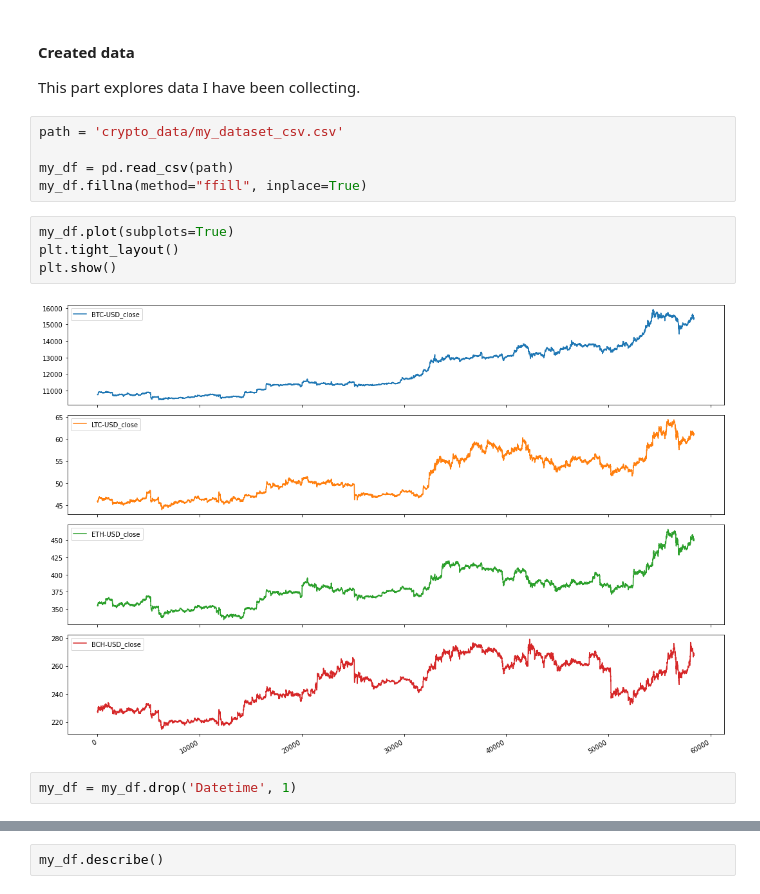
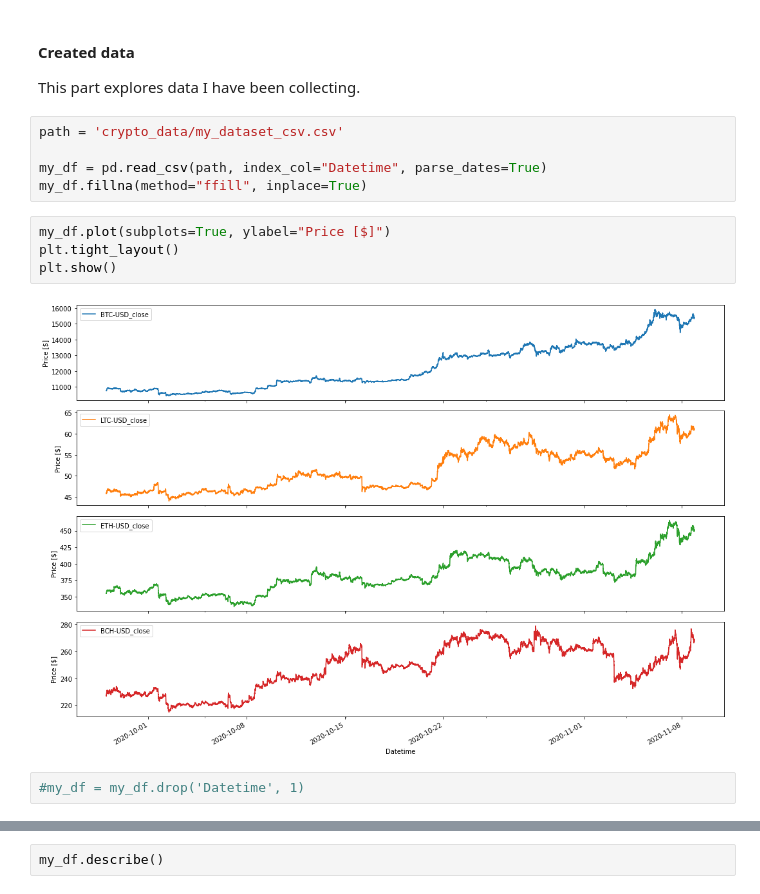
Before and after one commit to ondrabimka/RNN_prediction, a Jupyter notebook: Forecasting.ipynb, the cells around one changed output, grey strips where cells are left out. Saved outputs shown, nothing was run; the diff lists cells and outputs as text.

```diff
--- a/Forecasting.ipynb
+++ b/Forecasting.ipynb
@@ -166,16 +184,16 @@ This part explores data  I have been collecting.
 # %%
 path = 'crypto_data/my_dataset_csv.csv'
 
-my_df = pd.read_csv(path)
+my_df = pd.read_csv(path, index_col="Datetime", parse_dates=True)
 my_df.fillna(method="ffill", inplace=True)
 # %%
-my_df.plot(subplots=True)
+my_df.plot(subplots=True, ylabel="Price [$]")
 plt.tight_layout()
 plt.show()
 # %% [output]
-[figure, old version]
+[figure, new version]
 # %%
-my_df = my_df.drop('Datetime', 1)
+#my_df = my_df.drop('Datetime', 1)
 # %%
 my_df.info()
 # %% [output]
```
Also changed, not shown: parts of 110 cells of this notebook, 2 other files.
